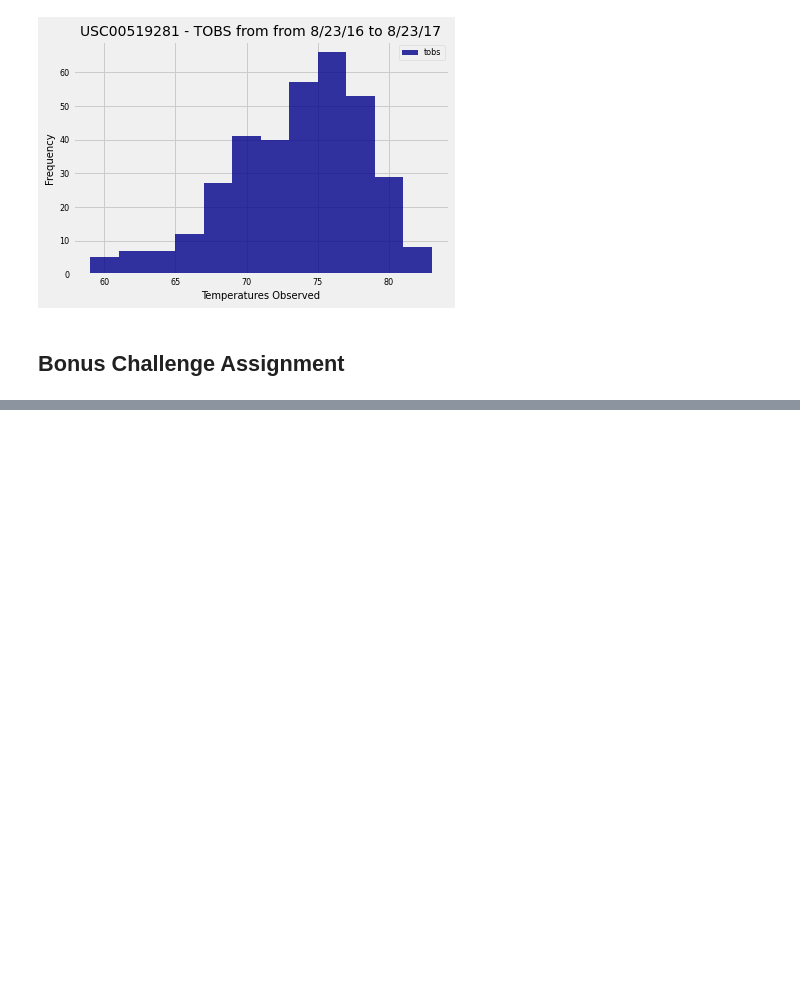
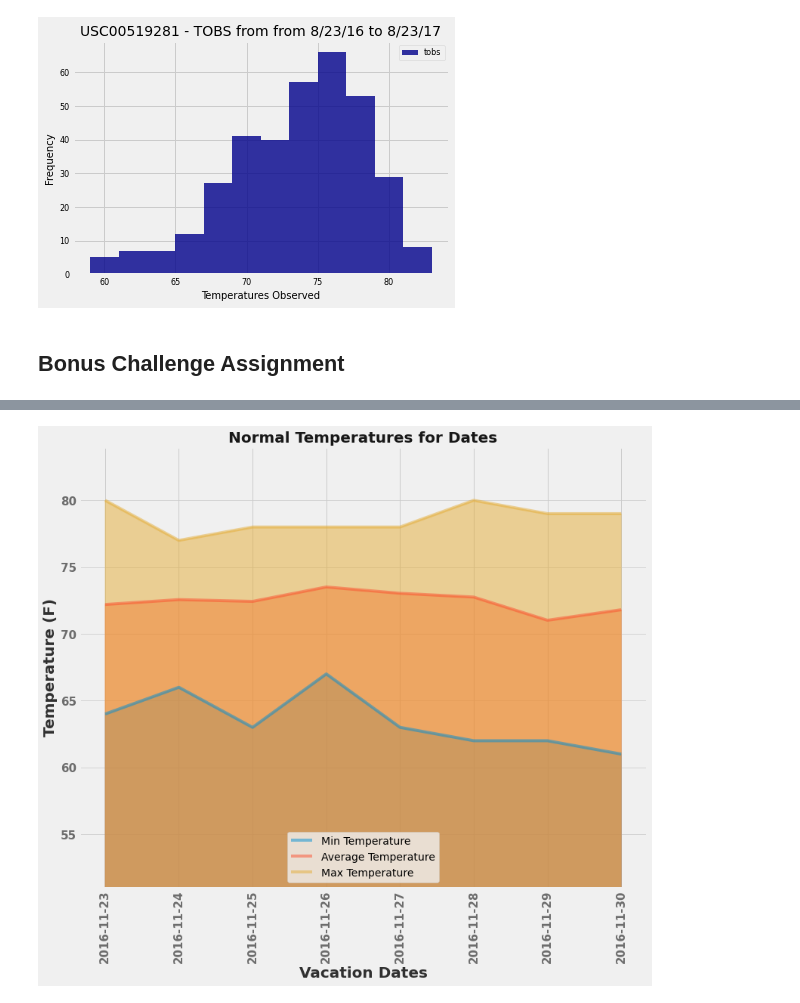
Before and after one commit to andresocorro/sqlalchemy-challenge, a Jupyter notebook: climate_starter.ipynb, the cells around one changed output, grey strips where cells are left out. Drawn from its saved outputs; the diff is of its cells as text; code cells hidden in the pictures; blank space fills up the shorter version.

```diff
--- a/climate_starter.ipynb
+++ b/climate_starter.ipynb
@@ -210,7 +267,7 @@ def daily_normals(date):
 
     """
 
-    sel = [func.min(Measurement.tobs), func.avg(Measurement.tobs), func.max(Measurement.tobs)]
-    return session.query(*sel).filter(func.strftime("%m-%d", Measurement.date) == date).all()
+    sel = [func.min(measurement.tobs), func.avg(measurement.tobs), func.max(measurement.tobs)]
+    return session.query(*sel).filter(func.strftime("%m-%d", measurement.date) == date).all()
 
 daily_normals("01-01")
@@ -228,2 +314,5 @@ daily_normals("01-01")
 # %%
 # Load the previous query results into a Pandas DataFrame and add the `trip_dates` range as the `date` index
+normals_df = pd.DataFrame(normals, index=vacation_dates, columns = ['T Min' , 'T Avg', 'T Max'])
+normals_df.index.name = "Vacation Date"
+normals_df
@@ -233,0 +330,27 @@ daily_normals("01-01")
+# %%
+# Plot the daily normals as an area plot with `stacked=False`
+# Plot the daily normals as an area plot with `stacked=False`
+
+# Plot
+normals_df.plot.area(stacked=False, figsize=(12, 10))
+
+# Legend
+plt.legend(('Min Temperature', 'Average Temperature', 'Max Temperature'),loc='lower center')
+
+# Labeling, tickers and grids
+plt.grid(axis='y', alpha=0.75);
+plt.xlabel('Vacation Dates',fontweight="bold", alpha=0.8, fontsize=20);
+plt.ylabel('Temperature (F)',fontweight="bold", alpha=0.8, fontsize=20);
+plt.xticks(fontsize=15, fontweight="bold", alpha=0.55, rotation=90);
+plt.yticks(fontsize=15, fontweight="bold", alpha=0.55);
+plt.title('Normal Temperatures for Dates',
+          fontweight="bold", alpha=0.9, fontsize=20);
+plt.ylim(bottom=min(normals_df["T Min"])-10)
+# Save Plot
+normal_temp_graph = os.path.join('images','normal_temp_graph.png')
+plt.savefig(normal_temp_graph);
+
+#Show the Plot
+plt.show()
+# %% [output]
+[figure, added]
```
Also changed, not shown: parts of 14 cells of this notebook, 5 other files.
